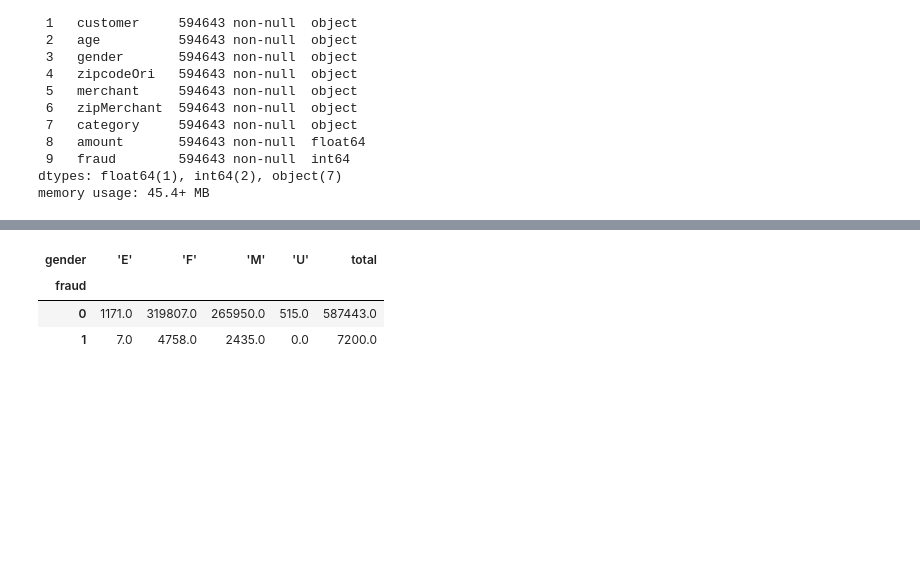
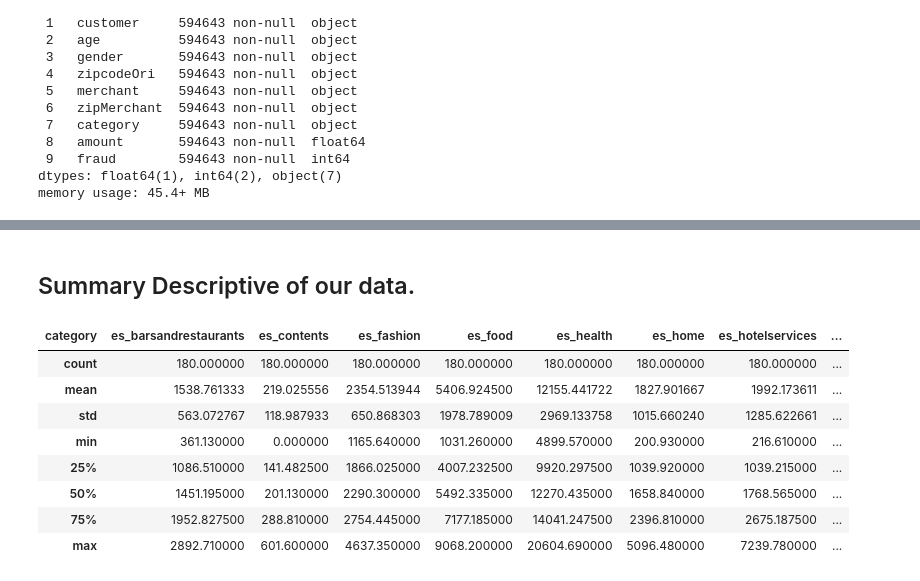
Before and after one commit to VIP509/Business-Intelligence-Project, a Jupyter notebook: BI Project.ipynb, the cells around one changed output, grey strips where cells are left out. Cells and saved outputs as stored; diff of their text form; code cells hidden in the pictures; blank space fills up the shorter version.

```diff
--- a/BI Project.ipynb
+++ b/BI Project.ipynb
@@ -42,4 +40,4 @@ sns.set()
 # %%
 # Loading our dataset
-customer_data = pd.read_csv('bs140513_032310.csv')
-customer_data1 = pd.read_csv('bsNET140513_032310.csv')
+customer_data = pd.read_csv('../BI Project 2/dataset/bs140513_032310.csv')
+customer_data1 = pd.read_csv('../BI Project 2/dataset/bsNET140513_032310.csv')
@@ -74,0 +83,23 @@ memory usage: 45.4+ MB
+# %%
+def age_buckets(x):
+    ''' Function created to categorize Age
+    '''
+    if x == '0':
+        return '<=18'
+    elif x == '1' :
+        return '19-25'
+    elif x == '2':
+        return '26-35'
+    elif x =='3':
+        return '36-45'
+    elif x == '4':
+        return '46-55'
+    elif x == '5':
+        return '56-65'
+    elif x == '6':
+        return '> 65'
+    else :
+        return 'Unknown'
+
+customer_data['Agegroup'] = customer_data.age.apply(age_buckets)
+del customer_data['agerange']
@@ -81,10 +221,15 @@ customer_data['fraud'].value_counts().to_frame()
+# %% [markdown]
+ ## Summary Descriptive of our data.
 # %%
-x = customer_data.pivot_table(values = 'age', index = 'fraud', columns= 'gender', aggfunc = 'count')
-x['total'] = x.sum(axis= 1)
-x["'U'"] = x["'U'"].fillna(0)
-x
+result = customer_data.pivot_table(values = 'amount', index = 'step', columns = 'category', aggfunc= 'sum').fillna(0)
+display(result.describe())
 # %% [output]
-| gender | 'E' | 'F' | 'M' | 'U' | total |
-| fraud |  |  |  |  |  |
-| 0 | 1171.0 | 319807.0 | 265950.0 | 515.0 | 587443.0 |
-| 1 | 7.0 | 4758.0 | 2435.0 | 0.0 | 7200.0 |
+| category | es_barsandrestaurants | es_contents | es_fashion | es_food | es_health | es_home | es_hotelservices | ... |
+| count | 180.000000 | 180.000000 | 180.000000 | 180.000000 | 180.000000 | 180.000000 | 180.000000 | ... |
+| mean | 1538.761333 | 219.025556 | 2354.513944 | 5406.924500 | 12155.441722 | 1827.901667 | 1992.173611 | ... |
+| std | 563.072767 | 118.987933 | 650.868303 | 1978.789009 | 2969.133758 | 1015.660240 | 1285.622661 | ... |
+| min | 361.130000 | 0.000000 | 1165.640000 | 1031.260000 | 4899.570000 | 200.930000 | 216.610000 | ... |
+| 25% | 1086.510000 | 141.482500 | 1866.025000 | 4007.232500 | 9920.297500 | 1039.920000 | 1039.215000 | ... |
+| 50% | 1451.195000 | 201.130000 | 2290.300000 | 5492.335000 | 12270.435000 | 1658.840000 | 1768.565000 | ... |
+| 75% | 1952.827500 | 288.810000 | 2754.445000 | 7177.185000 | 14041.247500 | 2396.810000 | 2675.187500 | ... |
+| max | 2892.710000 | 601.600000 | 4637.350000 | 9068.200000 | 20604.690000 | 5096.480000 | 7239.780000 | ... |
```
Also changed, not shown: parts of 40 cells of this notebook.
